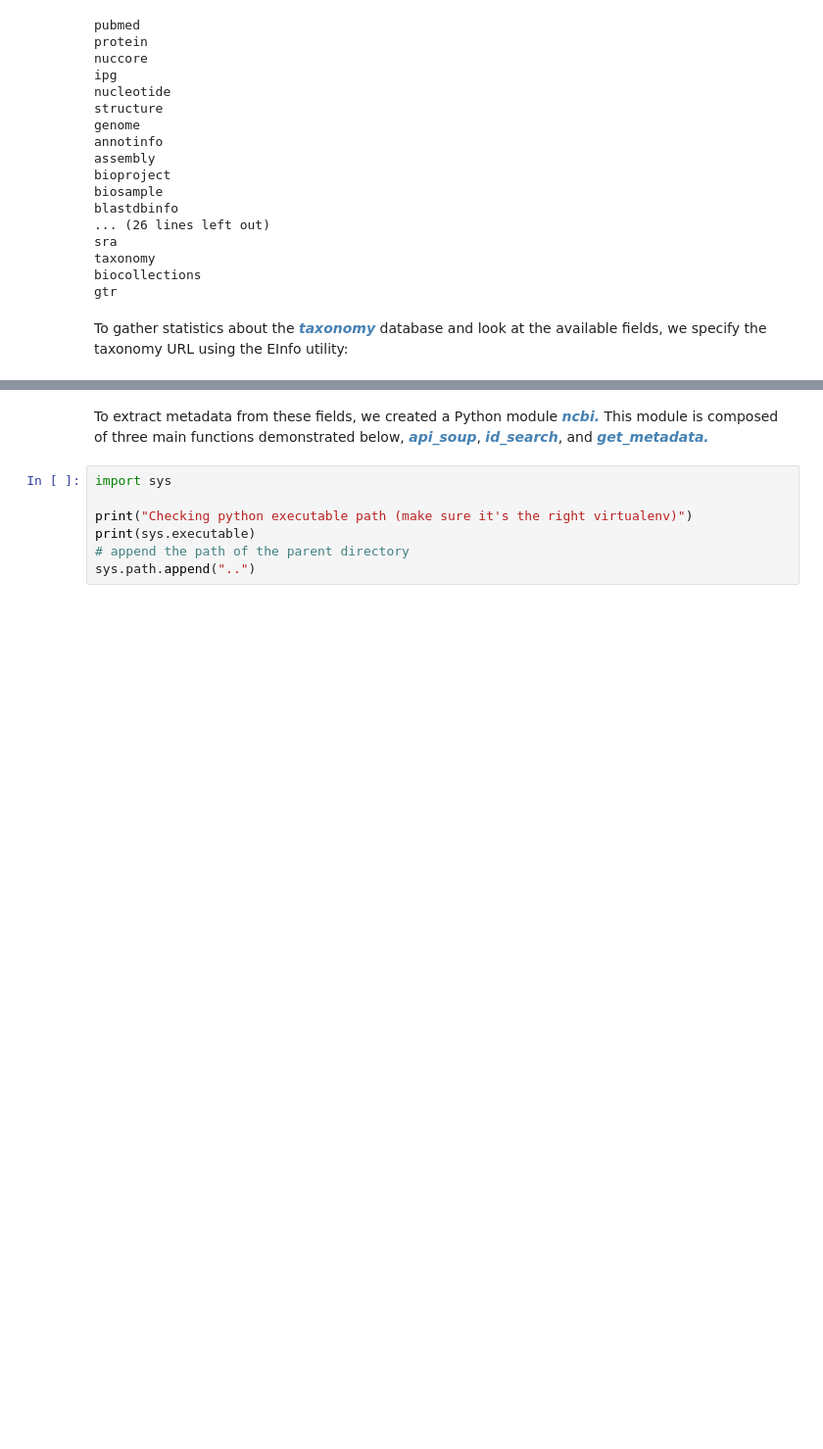
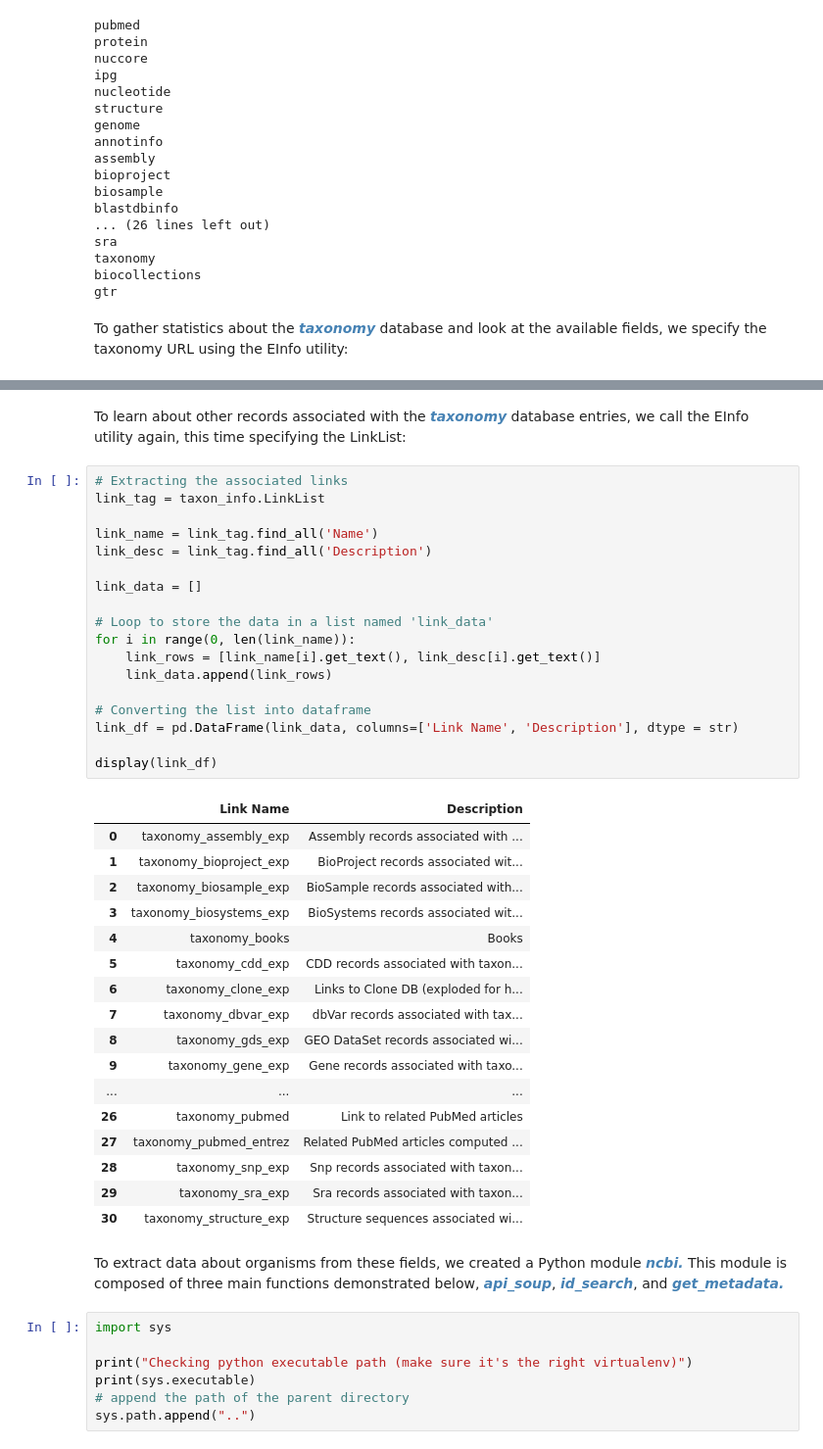
Before and after one commit to talus-analytics-bus/kr2-graph, a Jupyter notebook: build_graph_2/notebooks/test.ipynb, the cells around one changed output, grey strips where cells are left out. Shown at 98% size. Drawn from its saved outputs; the diff is of its cells as text; blank space fills up the shorter version.

Commit message:
Adding field and link summary data

```diff
--- a/build_graph_2/notebooks/test.ipynb
+++ b/build_graph_2/notebooks/test.ipynb
@@ -100,8 +100,46 @@ display(field_df)
 | 18 | WORD | Text Word | Free text associated with record | 28245152 | N | N | ... |
 | 19 | NTOK | Name Tokens | Name tokens associated with organ... | 9742857 | N | N | ... |
 | 20 | HGC | Hydrogenosome Genetic Code | Hydrogenosome genetic code | 4 | N | N | ... |
+# %% [markdown]
+To learn about other records associated with the <span style="color:#4682B4">**_taxonomy_**</span> database entries, we call the EInfo utility again, this time specifying the LinkList:
+# %%
+# Extracting the associated links
+link_tag = taxon_info.LinkList
+
+link_name = link_tag.find_all('Name')
+link_desc = link_tag.find_all('Description')
+
+link_data = []
+
+# Loop to store the data in a list named 'link_data'
+for i in range(0, len(link_name)):
+    link_rows = [link_name[i].get_text(), link_desc[i].get_text()]
+    link_data.append(link_rows)
+
+# Converting the list into dataframe
+link_df = pd.DataFrame(link_data, columns=['Link Name', 'Description'], dtype = str)
+
+display(link_df)
+# %% [output]
+|  | Link Name | Description |
+| 0 | taxonomy_assembly_exp | Assembly records associated with ... |
+| 1 | taxonomy_bioproject_exp | BioProject records associated wit... |
+| 2 | taxonomy_biosample_exp | BioSample records associated with... |
+| 3 | taxonomy_biosystems_exp | BioSystems records associated wit... |
+| 4 | taxonomy_books | Books |
+| 5 | taxonomy_cdd_exp | CDD records associated with taxon... |
+| 6 | taxonomy_clone_exp | Links to Clone DB (exploded for h... |
+| 7 | taxonomy_dbvar_exp | dbVar records associated with tax... |
+| 8 | taxonomy_gds_exp | GEO DataSet records associated wi... |
+| 9 | taxonomy_gene_exp | Gene records associated with taxo... |
+| ... | ... | ... |
+| 26 | taxonomy_pubmed | Link to related PubMed articles |
+| 27 | taxonomy_pubmed_entrez | Related PubMed articles computed ... |
+| 28 | taxonomy_snp_exp | Snp records associated with taxon... |
+| 29 | taxonomy_sra_exp | Sra records associated with taxon... |
+| 30 | taxonomy_structure_exp | Structure sequences associated wi... |
 # %% [markdown]
-To extract metadata from these fields, we created a Python module <span style="color:#4682B4">**_ncbi._**</span> This module is composed of three main functions demonstrated below, <span style="color:#4682B4">**_api_soup_**</span>, <span style="color:#4682B4">**_id_search_**</span>, and <span style="color:#4682B4">**_get_metadata._**</span>
+To extract data about organisms from these fields, we created a Python module <span style="color:#4682B4">**_ncbi._**</span> This module is composed of three main functions demonstrated below, <span style="color:#4682B4">**_api_soup_**</span>, <span style="color:#4682B4">**_id_search_**</span>, and <span style="color:#4682B4">**_get_metadata._**</span>
 # %%
 import sys
 
```
Also changed, not shown: parts of 6 cells of this notebook.
